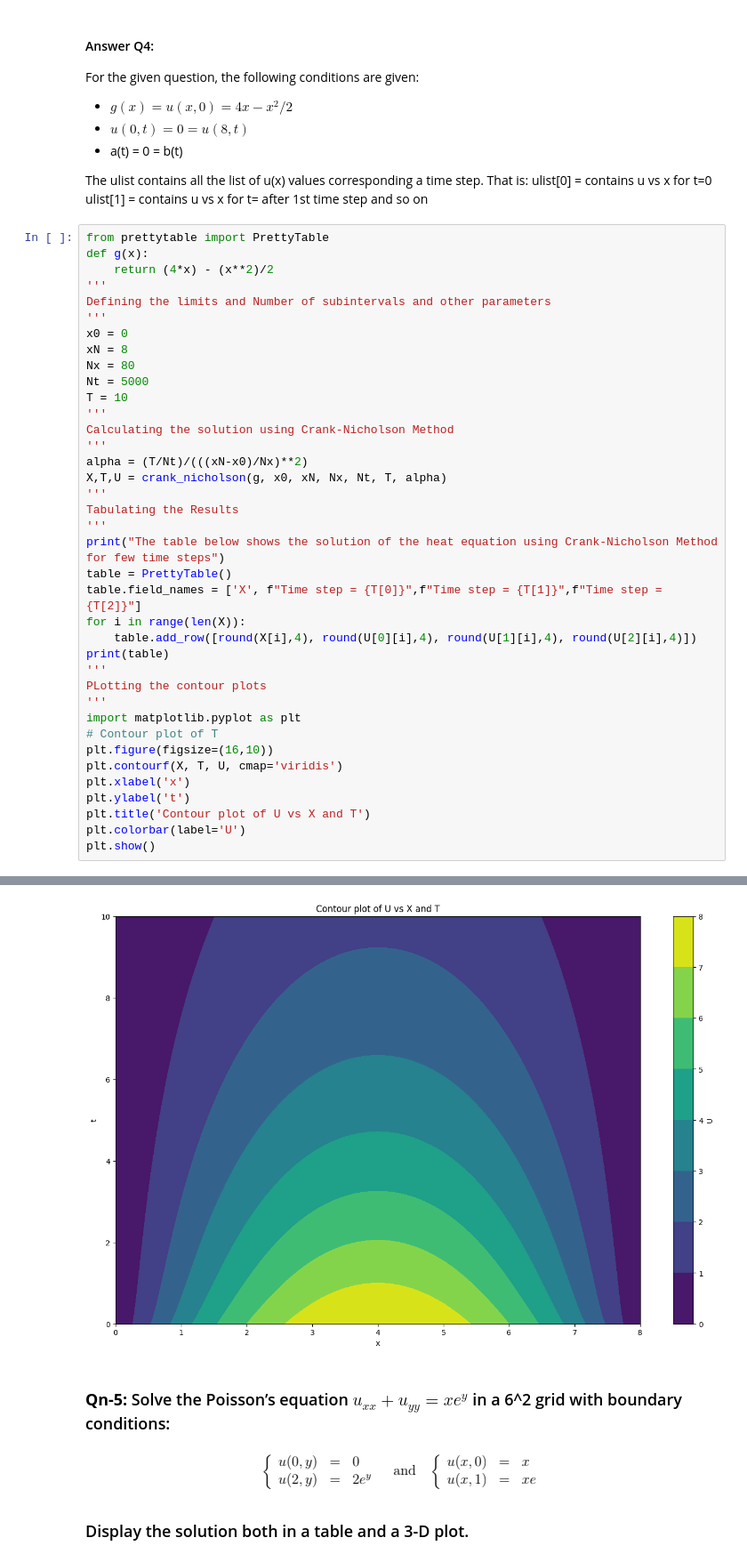
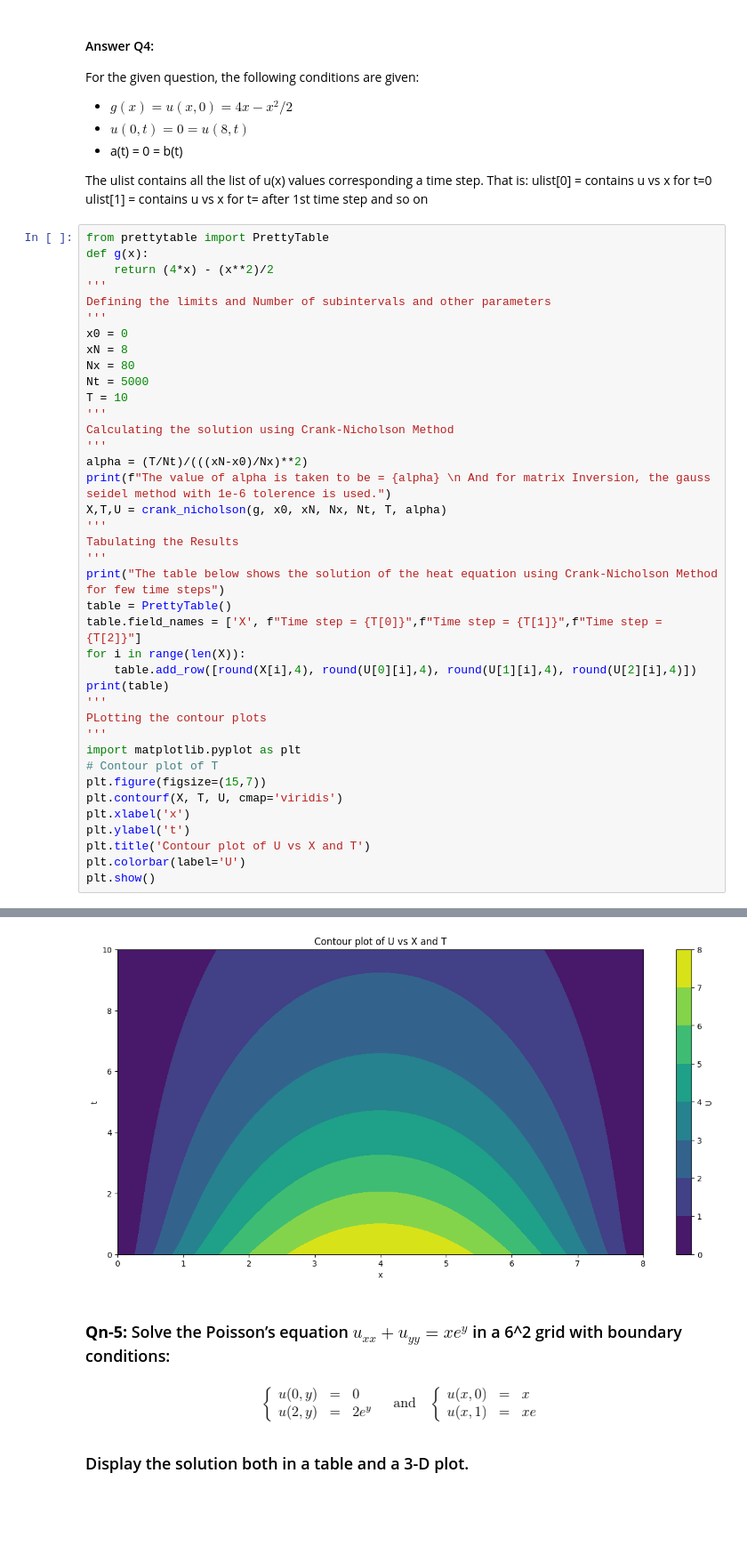
Before and after one commit to ananthapadmanabhan18/P452_Computational_Physics, a Jupyter notebook: Assignments/Assignment-1/Answers_asgn1.ipynb, the cells around one changed output, grey strips where cells are left out. Shown: that part at 89% size. Saved outputs shown, nothing was run; the diff lists cells and outputs as text; blank space fills up the shorter version.

```diff
--- a/Assignments/Assignment-1/Answers_asgn1.ipynb
+++ b/Assignments/Assignment-1/Answers_asgn1.ipynb
@@ -196,6 +196,7 @@ T = 10
 Calculating the solution using Crank-Nicholson Method
 '''
 alpha = (T/Nt)/(((xN-x0)/Nx)**2)
+print(f"The value of alpha is taken to be = {alpha} \n And for matrix Inversion, the gauss seidel method with 1e-6 tolerence is used.")
 X,T,U = crank_nicholson(g, x0, xN, Nx, Nt, T, alpha)
 '''
 Tabulating the Results
@@ -211,7 +212,7 @@ PLotting the contour plots
 '''
 import matplotlib.pyplot as plt
 # Contour plot of T
-plt.figure(figsize=(16,10))
+plt.figure(figsize=(15,7))
 plt.contourf(X, T, U, cmap='viridis')
 plt.xlabel('x')
 plt.ylabel('t')
@@ -235,8 +236,8 @@ The table below shows the solution of the heat equation using Crank-Nicholson Me
 | 7.8 |       0.78      |       0.7785      |       0.7777      |
 | 7.9 |      0.395      |       0.3987      |       0.401       |
 | 8.0 |       0.0       |        0.0        |        0.0        |
 +-----+-----------------+-------------------+-------------------+
-[figure, old version]
+[figure, new version]
 # %% [markdown]
 ### __Qn-5:__ Solve the Poisson’s equation $u_{xx}+u_{yy} = xe^y$ in a 6^2 grid with boundary conditions:
 ***<p style="text-align: center;">![image.png](attachment:image.png)</p>***
```
Also changed, not shown: parts of 2 cells of this notebook, 8 other files.
